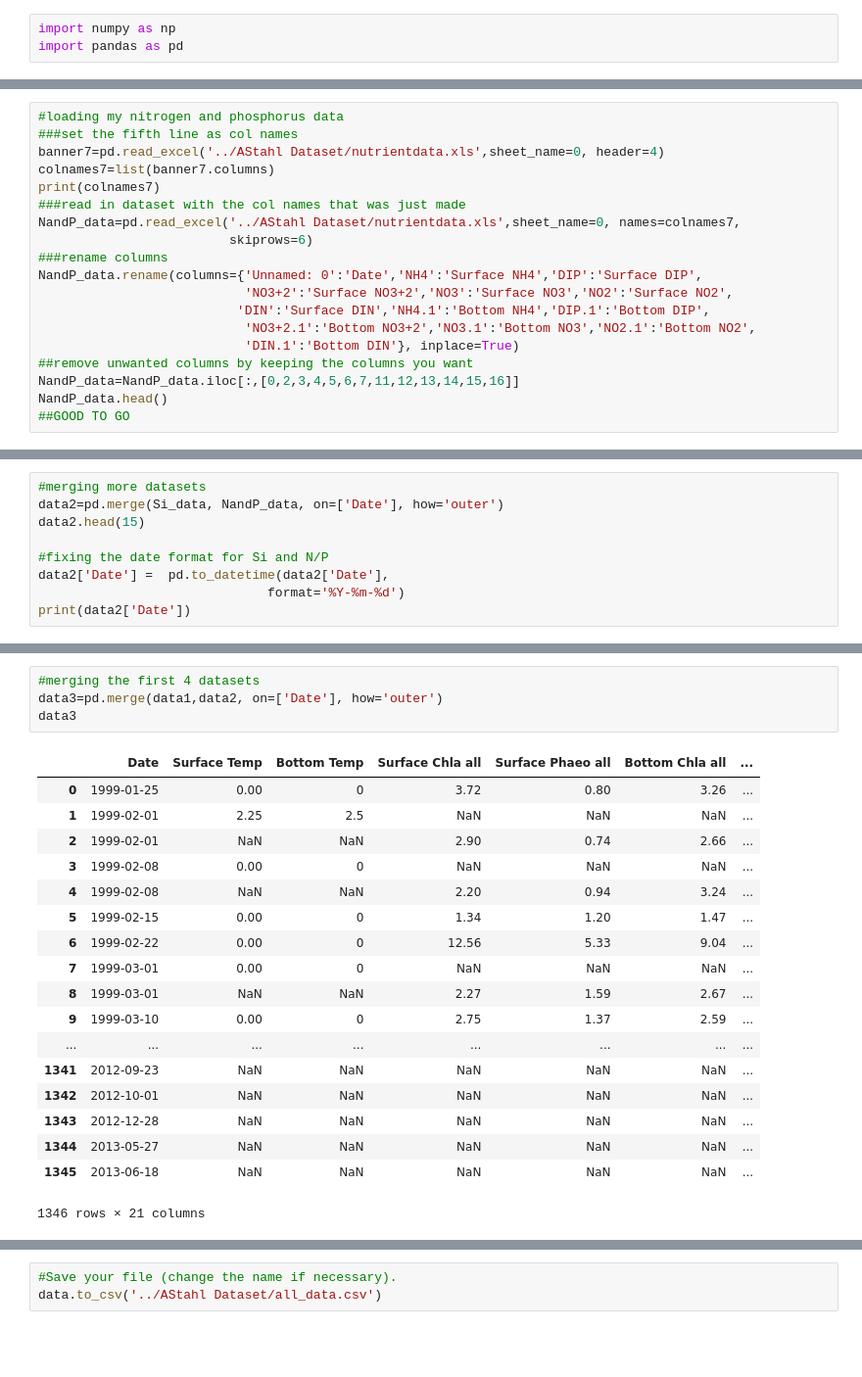
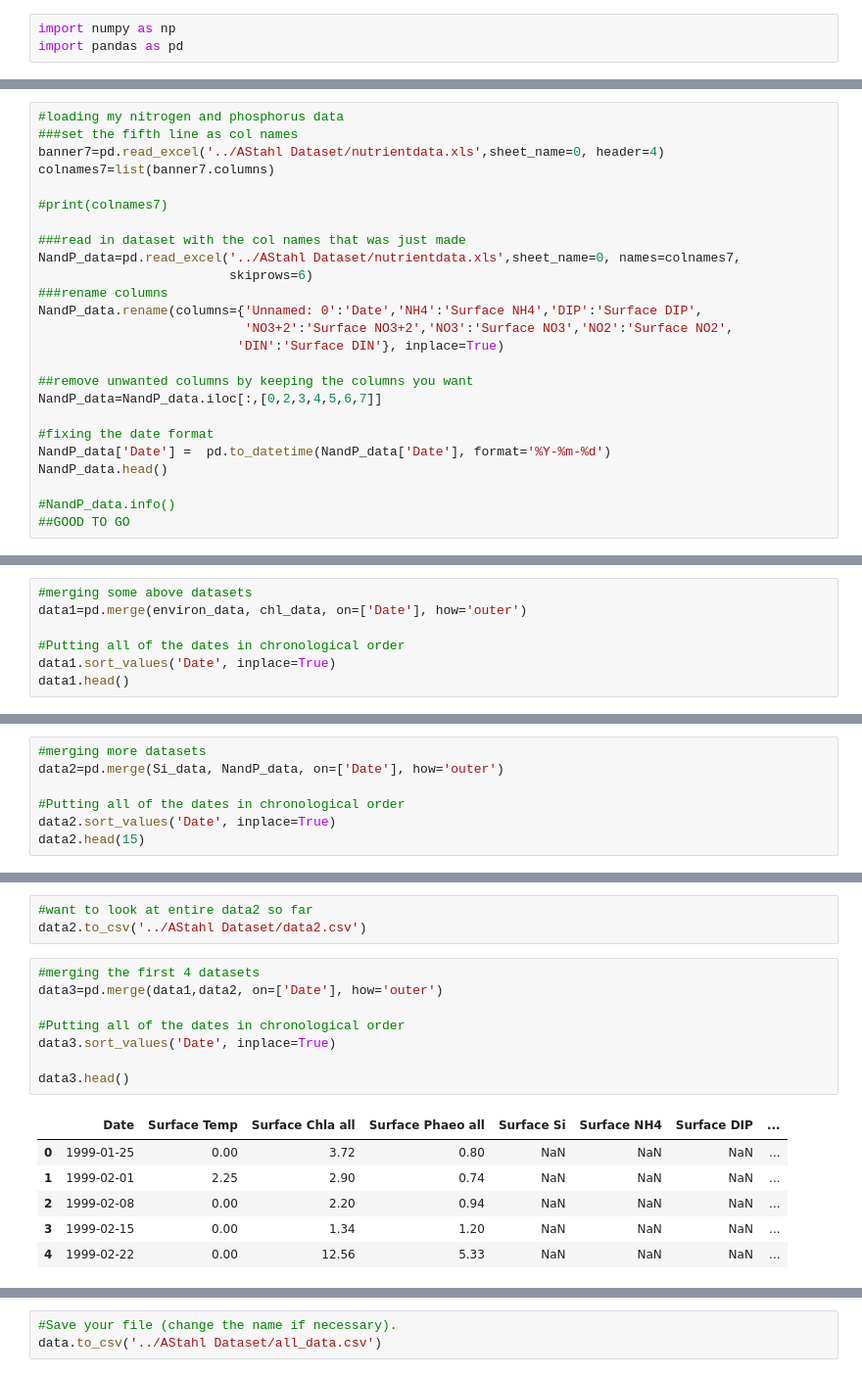
Before and after one commit to Angela-Stahl/uri_csc593, a Jupyter notebook: homework/Assignment 6.ipynb, the cells around one changed output, grey strips where cells are left out. Shown: that part at 98% size. Cells and saved outputs as stored; diff of their text form; blank space fills up the shorter version.

```diff
--- a/homework/Assignment 6.ipynb
+++ b/homework/Assignment 6.ipynb
@@ -85,18 +107,24 @@ Si_data.head()
 ###set the fifth line as col names
 banner7=pd.read_excel('../AStahl Dataset/nutrientdata.xls',sheet_name=0, header=4)
 colnames7=list(banner7.columns)
-print(colnames7)
+
+#print(colnames7)
+
 ###read in dataset with the col names that was just made
 NandP_data=pd.read_excel('../AStahl Dataset/nutrientdata.xls',sheet_name=0, names=colnames7,
                          skiprows=6)
 ###rename columns
 NandP_data.rename(columns={'Unnamed: 0':'Date','NH4':'Surface NH4','DIP':'Surface DIP',
                            'NO3+2':'Surface NO3+2','NO3':'Surface NO3','NO2':'Surface NO2',
-                          'DIN':'Surface DIN','NH4.1':'Bottom NH4','DIP.1':'Bottom DIP',
-                           'NO3+2.1':'Bottom NO3+2','NO3.1':'Bottom NO3','NO2.1':'Bottom NO2',
-                           'DIN.1':'Bottom DIN'}, inplace=True)
+                          'DIN':'Surface DIN'}, inplace=True)
+
 ##remove unwanted columns by keeping the columns you want
-NandP_data=NandP_data.iloc[:,[0,2,3,4,5,6,7,11,12,13,14,15,16]]
+NandP_data=NandP_data.iloc[:,[0,2,3,4,5,6,7]]
+
+#fixing the date format
+NandP_data['Date'] =  pd.to_datetime(NandP_data['Date'], format='%Y-%m-%d')
 NandP_data.head()
+
+#NandP_data.info()
 ##GOOD TO GO
 # %% [output]
@@ -157,0 +179,7 @@ Name: Date, Length: 1261, dtype: datetime64[ns]
+# %%
+#merging some above datasets
+data1=pd.merge(environ_data, chl_data, on=['Date'], how='outer')
+
+#Putting all of the dates in chronological order
+data1.sort_values('Date', inplace=True)
+data1.head()
@@ -158,10 +196,8 @@ Name: Date, Length: 1261, dtype: datetime64[ns]
 # %%
 #merging more datasets
 data2=pd.merge(Si_data, NandP_data, on=['Date'], how='outer')
+
+#Putting all of the dates in chronological order
+data2.sort_values('Date', inplace=True)
 data2.head(15)
-
-#fixing the date format for Si and N/P
-data2['Date'] =  pd.to_datetime(data2['Date'],
-                              format='%Y-%m-%d')
-print(data2['Date'])
 # %% [output]
@@ -185,23 +220,18 @@ Name: Date, Length: 771, dtype: datetime64[ns]
+# %%
+#want to look at entire data2 so far
+data2.to_csv('../AStahl Dataset/data2.csv')
 # %%
 #merging the first 4 datasets
 data3=pd.merge(data1,data2, on=['Date'], how='outer')
-data3
+
+#Putting all of the dates in chronological order
+data3.sort_values('Date', inplace=True)
+
+data3.head()
 # %% [output]
-|  | Date | Surface Temp | Bottom Temp | Surface Chla all | Surface Phaeo all | Bottom Chla all | ... |
-| 0 | 1999-01-25 | 0.00 | 0 | 3.72 | 0.80 | 3.26 | ... |
-| 1 | 1999-02-01 | 2.25 | 2.5 | NaN | NaN | NaN | ... |
-| 2 | 1999-02-01 | NaN | NaN | 2.90 | 0.74 | 2.66 | ... |
-| 3 | 1999-02-08 | 0.00 | 0 | NaN | NaN | NaN | ... |
-| 4 | 1999-02-08 | NaN | NaN | 2.20 | 0.94 | 3.24 | ... |
-| 5 | 1999-02-15 | 0.00 | 0 | 1.34 | 1.20 | 1.47 | ... |
-| 6 | 1999-02-22 | 0.00 | 0 | 12.56 | 5.33 | 9.04 | ... |
-| 7 | 1999-03-01 | 0.00 | 0 | NaN | NaN | NaN | ... |
-| 8 | 1999-03-01 | NaN | NaN | 2.27 | 1.59 | 2.67 | ... |
-| 9 | 1999-03-10 | 0.00 | 0 | 2.75 | 1.37 | 2.59 | ... |
-| ... | ... | ... | ... | ... | ... | ... | ... |
-| 1341 | 2012-09-23 | NaN | NaN | NaN | NaN | NaN | ... |
-| 1342 | 2012-10-01 | NaN | NaN | NaN | NaN | NaN | ... |
-| 1343 | 2012-12-28 | NaN | NaN | NaN | NaN | NaN | ... |
-| 1344 | 2013-05-27 | NaN | NaN | NaN | NaN | NaN | ... |
-| 1345 | 2013-06-18 | NaN | NaN | NaN | NaN | NaN | ... |
+|  | Date | Surface Temp | Surface Chla all | Surface Phaeo all | Surface Si | Surface NH4 | Surface DIP | ... |
+| 0 | 1999-01-25 | 0.00 | 3.72 | 0.80 | NaN | NaN | NaN | ... |
+| 1 | 1999-02-01 | 2.25 | 2.90 | 0.74 | NaN | NaN | NaN | ... |
+| 2 | 1999-02-08 | 0.00 | 2.20 | 0.94 | NaN | NaN | NaN | ... |
+| 3 | 1999-02-15 | 0.00 | 1.34 | 1.20 | NaN | NaN | NaN | ... |
+| 4 | 1999-02-22 | 0.00 | 12.56 | 5.33 | NaN | NaN | NaN | ... |
-1346 rows × 21 columns
```
Also changed, not shown: parts of 16 cells of this notebook, 1 other file.
